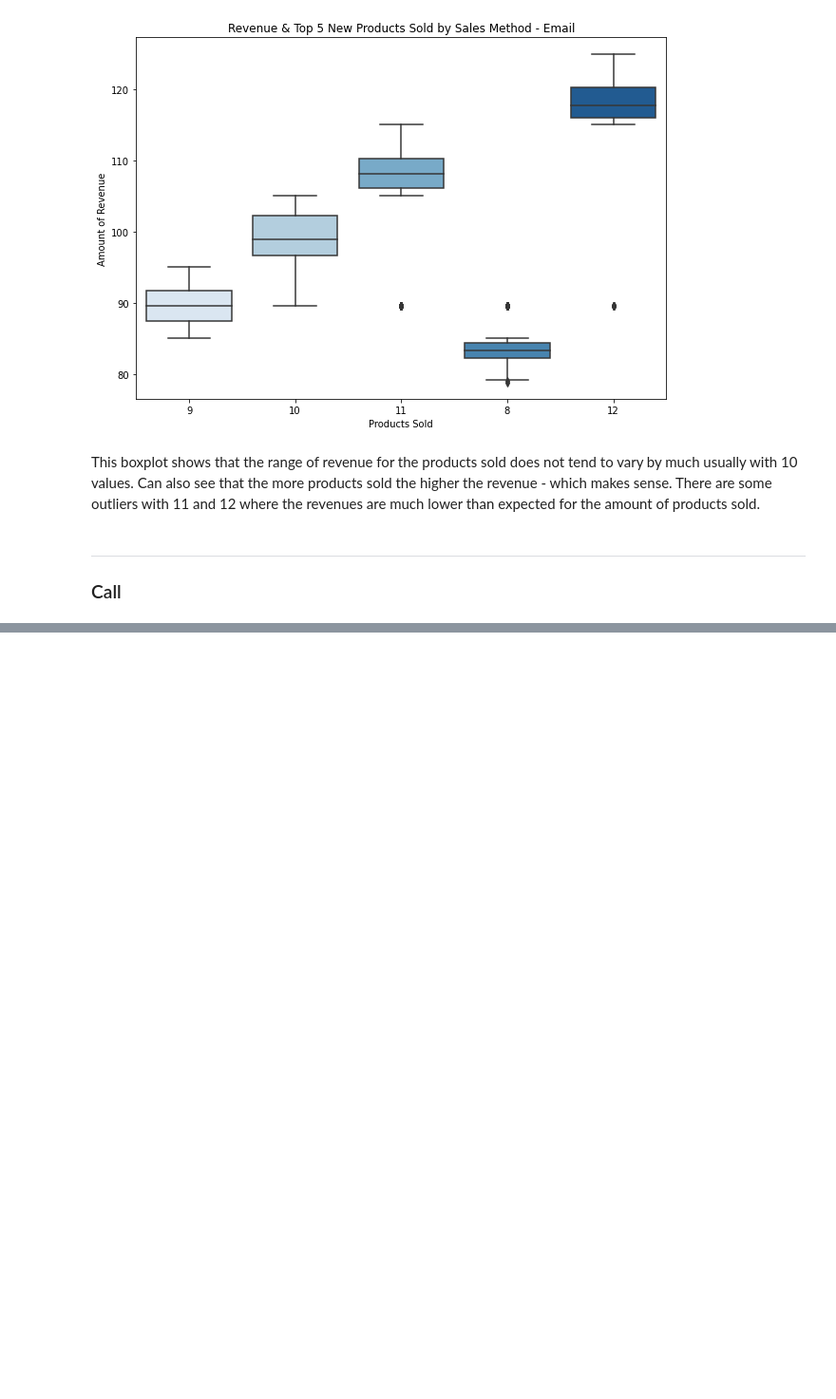
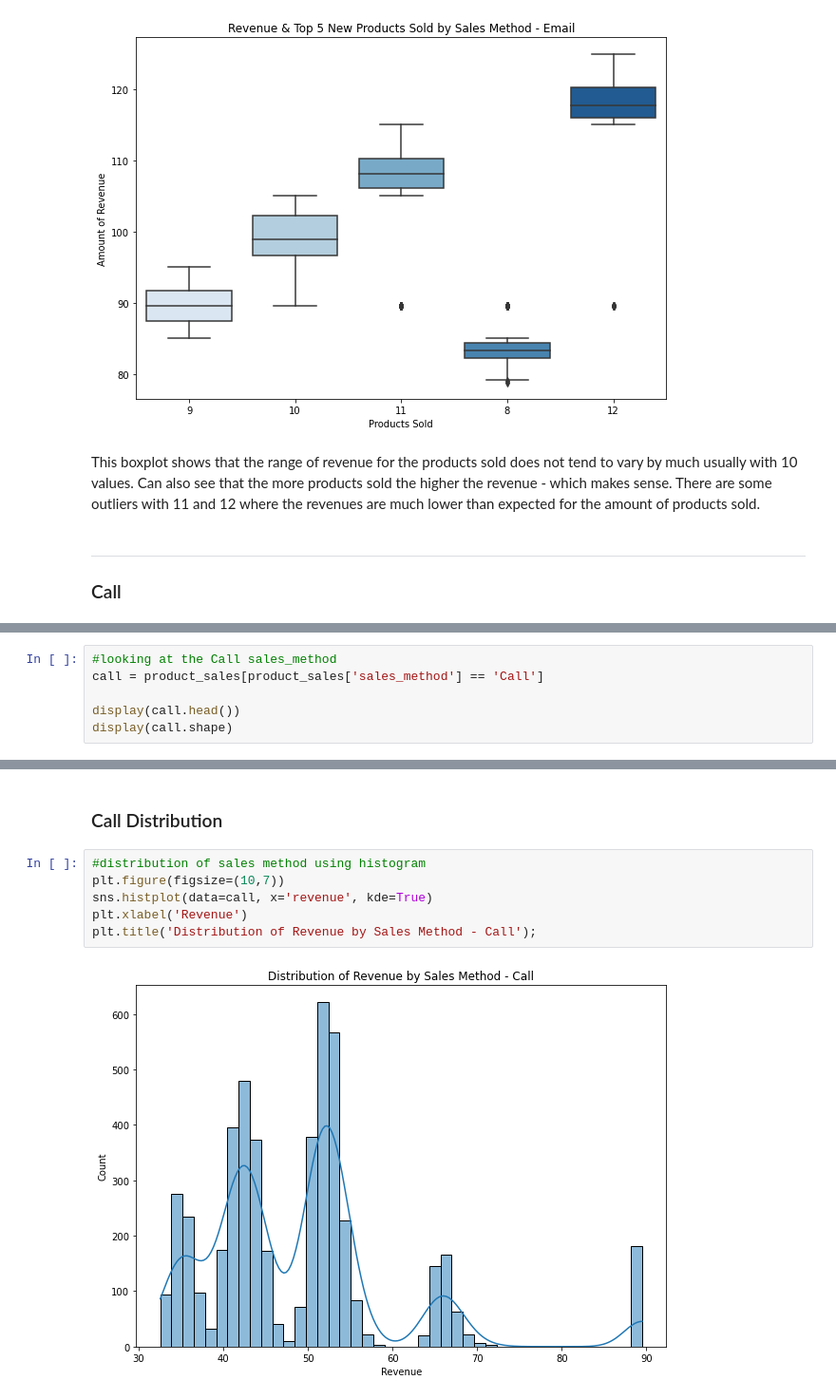
Before and after one commit to tvrjuana/product-sales, a Jupyter notebook: notebook.ipynb, the cells around one changed output, grey strips where cells are left out. Shown: that part at 95% size. Cells and saved outputs as stored; diff of their text form; blank space fills up the shorter version.

Commit message:
completed the sales method - email+call and call, addedconclusion

```diff
--- a/notebook.ipynb
+++ b/notebook.ipynb
@@ -781,0 +695,6 @@ hello.head()
+# %%
+#looking at the Call sales_method
+call = product_sales[product_sales['sales_method'] == 'Call']
+
+display(call.head())
+display(call.shape)
@@ -781,0 +760,10 @@ hello.head()
+# %% [markdown]
+### Call Distribution
+# %%
+#distribution of sales method using histogram
+plt.figure(figsize=(10,7))
+sns.histplot(data=call, x='revenue', kde=True)
+plt.xlabel('Revenue')
+plt.title('Distribution of Revenue by Sales Method - Call');
+# %% [output]
+[figure, added]
```
Also changed, not shown: parts of 61 cells of this notebook.
